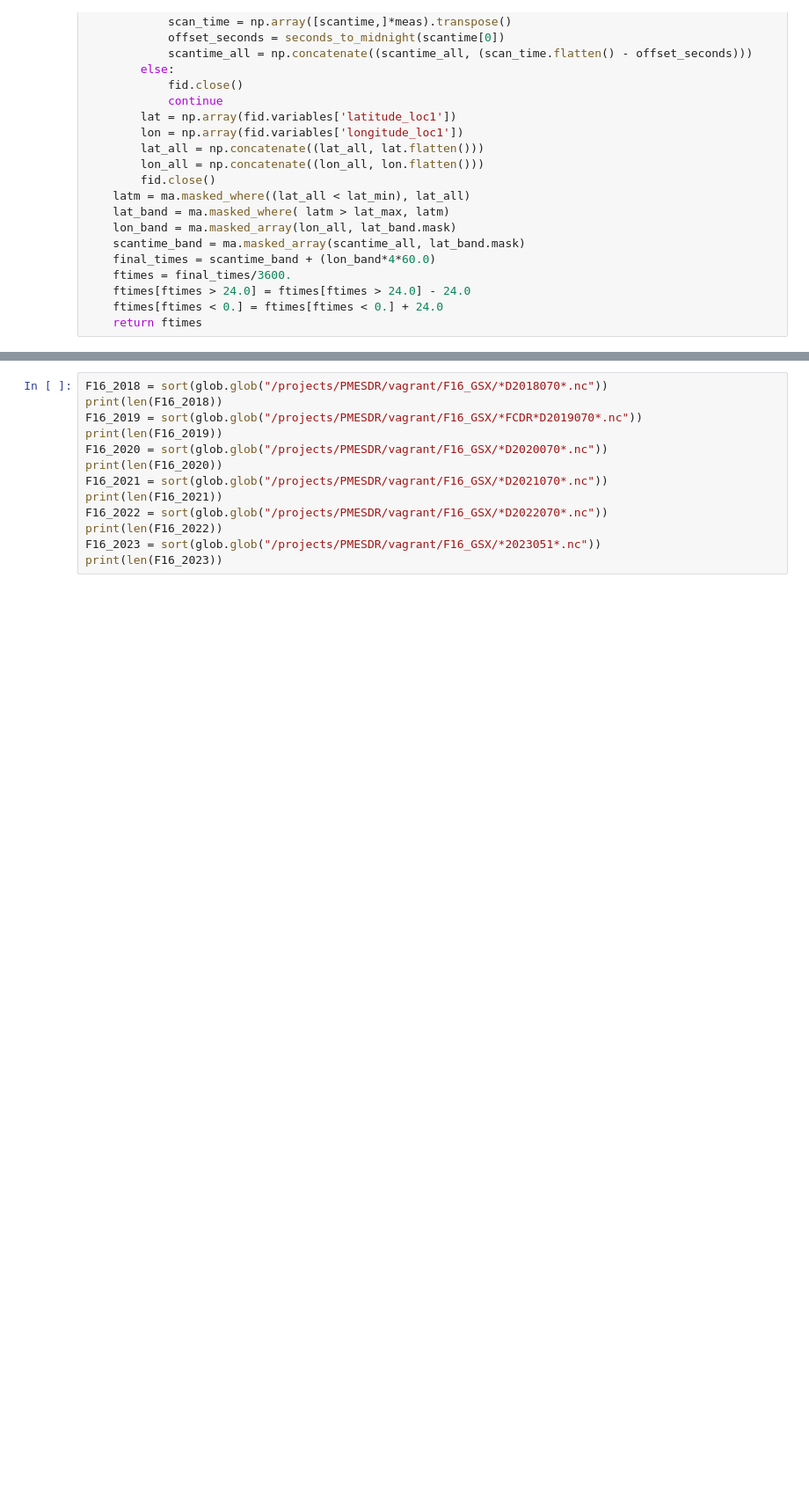
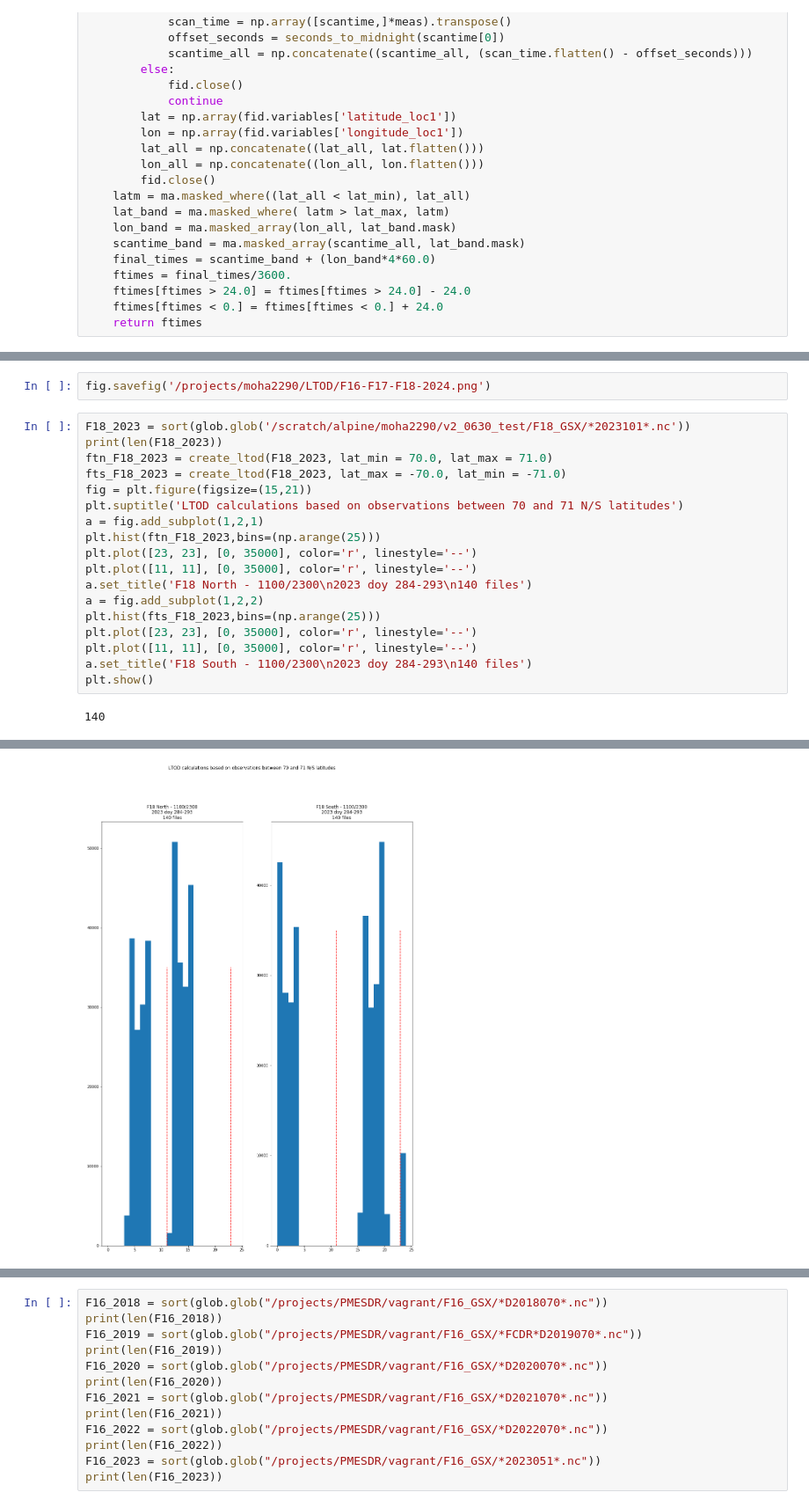
Before and after one commit to nsidc/pmesdr, a Jupyter notebook: ipython_notebooks/LTOD calculations.ipynb, the cells around one changed output, grey strips where cells are left out. Shown: that part at 88% size. Cells and saved outputs as stored; diff of their text form; blank space fills up the shorter version.

```diff
--- a/ipython_notebooks/LTOD calculations.ipynb
+++ b/ipython_notebooks/LTOD calculations.ipynb
@@ -83,0 +256,22 @@ def create_ltod(files, lat_min=70., lat_max=71.):
+# %%
+fig.savefig('/projects/moha2290/LTOD/F16-F17-F18-2024.png')
+# %%
+F18_2023 = sort(glob.glob('/scratch/alpine/moha2290/v2_0630_test/F18_GSX/*2023101*.nc'))
+print(len(F18_2023))
+ftn_F18_2023 = create_ltod(F18_2023, lat_min = 70.0, lat_max = 71.0)
+fts_F18_2023 = create_ltod(F18_2023, lat_max = -70.0, lat_min = -71.0)
+fig = plt.figure(figsize=(15,21))
+plt.suptitle('LTOD calculations based on observations between 70 and 71 N/S latitudes')
+a = fig.add_subplot(1,2,1)
+plt.hist(ftn_F18_2023,bins=(np.arange(25)))
+plt.plot([23, 23], [0, 35000], color='r', linestyle='--')
+plt.plot([11, 11], [0, 35000], color='r', linestyle='--')
+a.set_title('F18 North - 1100/2300\n2023 doy 284-293\n140 files')
+a = fig.add_subplot(1,2,2)
+plt.hist(fts_F18_2023,bins=(np.arange(25)))
+plt.plot([23, 23], [0, 35000], color='r', linestyle='--')
+plt.plot([11, 11], [0, 35000], color='r', linestyle='--')
+a.set_title('F18 South - 1100/2300\n2023 doy 284-293\n140 files')
+plt.show()
+# %% [output]
+140
@@ -83,0 +290 @@ def create_ltod(files, lat_min=70., lat_max=71.):
+[figure, added]
```
Also changed, not shown: parts of 18 cells of this notebook, 1 other file.
